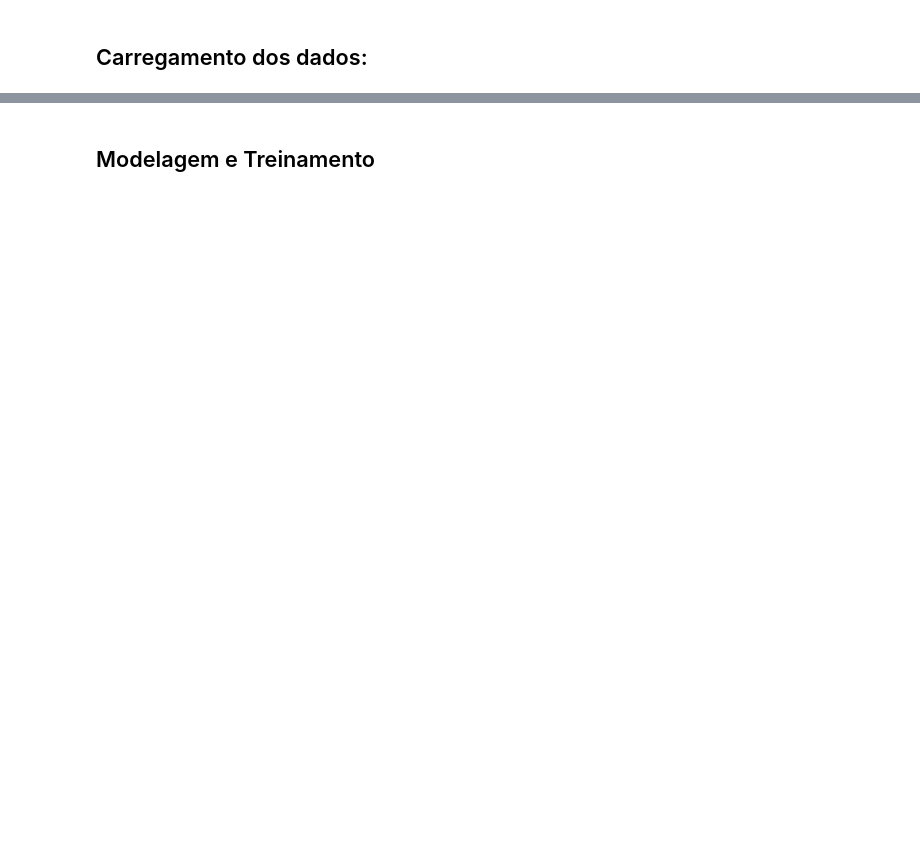
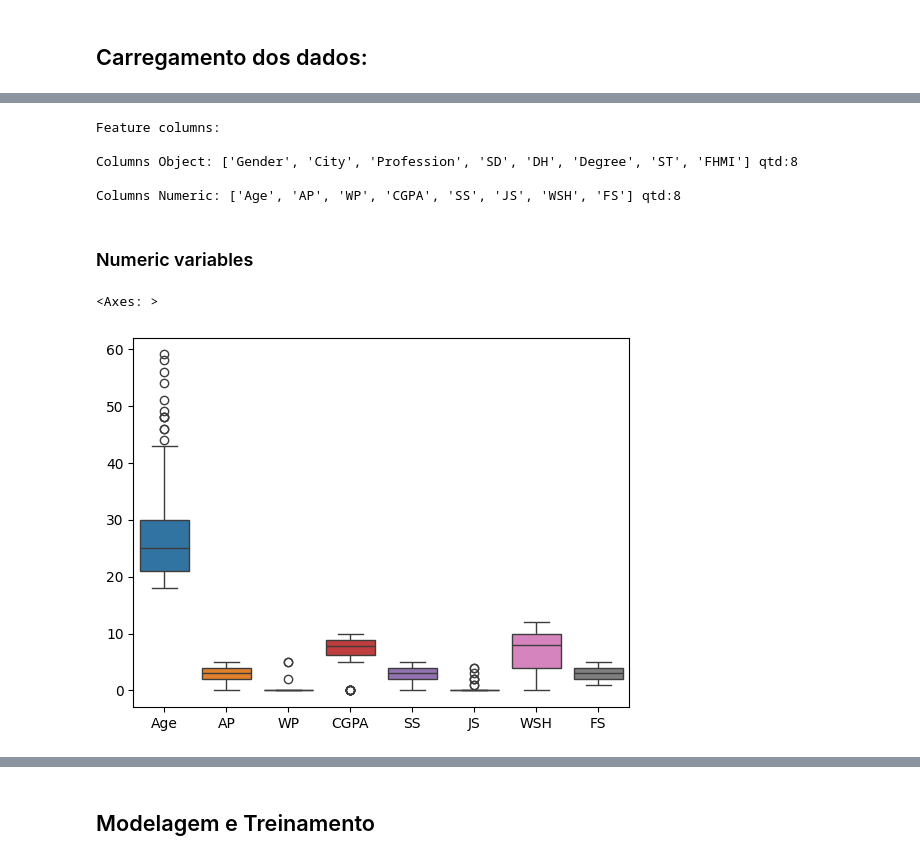
Before and after one commit to gribeiros/depression-dataset, a Jupyter notebook: notebook/drepession-dataset.ipynb, the cells around one changed output, grey strips where cells are left out. Saved outputs shown, nothing was run; the diff lists cells and outputs as text; code cells hidden in the pictures; blank space fills up the shorter version.

```diff
--- a/notebook/drepession-dataset.ipynb
+++ b/notebook/drepession-dataset.ipynb
@@ -56,0 +112,36 @@ df.head()
+# %%
+# Removendo os valores nulos e nan
+main.dropna(inplace=True)
+# %%
+# Renomeando as colunas
+main.rename(columns={
+    'Academic Pressure': 'AP',
+    'Work Pressure': 'WP',
+    'Study Satisfaction': 'SS',
+    'Job Satisfaction': 'JS',
+    'Sleep Duration': 'SD',
+    'Dietary Habits': 'DH',
+    'Have you ever had suicidal thoughts ?': 'ST',
+    'Work/Study Hours': 'WSH',
+    'Financial Stress': 'FS',
+    'Family History of Mental Illness': 'FHMI'
+}, inplace=True)
+# %%
+# Selecionando colunas por tipo
+columns_object = main.select_dtypes(include=['object']).columns.tolist()
+columns_numeric = main.drop(columns=['Depression']).select_dtypes(include=['number']).columns.tolist()
+
+# Exibindo os nomes das colunas
+print('Feature columns:\n')
+print(f"Columns Object: {columns_object} qtd:{len(columns_object)}\n")
+print(f"Columns Numeric: {columns_numeric} qtd:{len(columns_numeric)}")
+# %% [output]
+Feature columns:
+
+Columns Object: ['Gender', 'City', 'Profession', 'SD', 'DH', 'Degree', 'ST', 'FHMI'] qtd:8
+
+Columns Numeric: ['Age', 'AP', 'WP', 'CGPA', 'SS', 'JS', 'WSH', 'FS'] qtd:8
+# %%
+df = main.copy()
+# %% [markdown]
+### Numeric variables
@@ -56,0 +169,5 @@ df.head()
+# %%
+sns.boxplot(df[columns_numeric])
+# %% [output]
+<Axes: >
+[figure, added]
```
Also changed, not shown: parts of 153 cells of this notebook, 1 other file.
